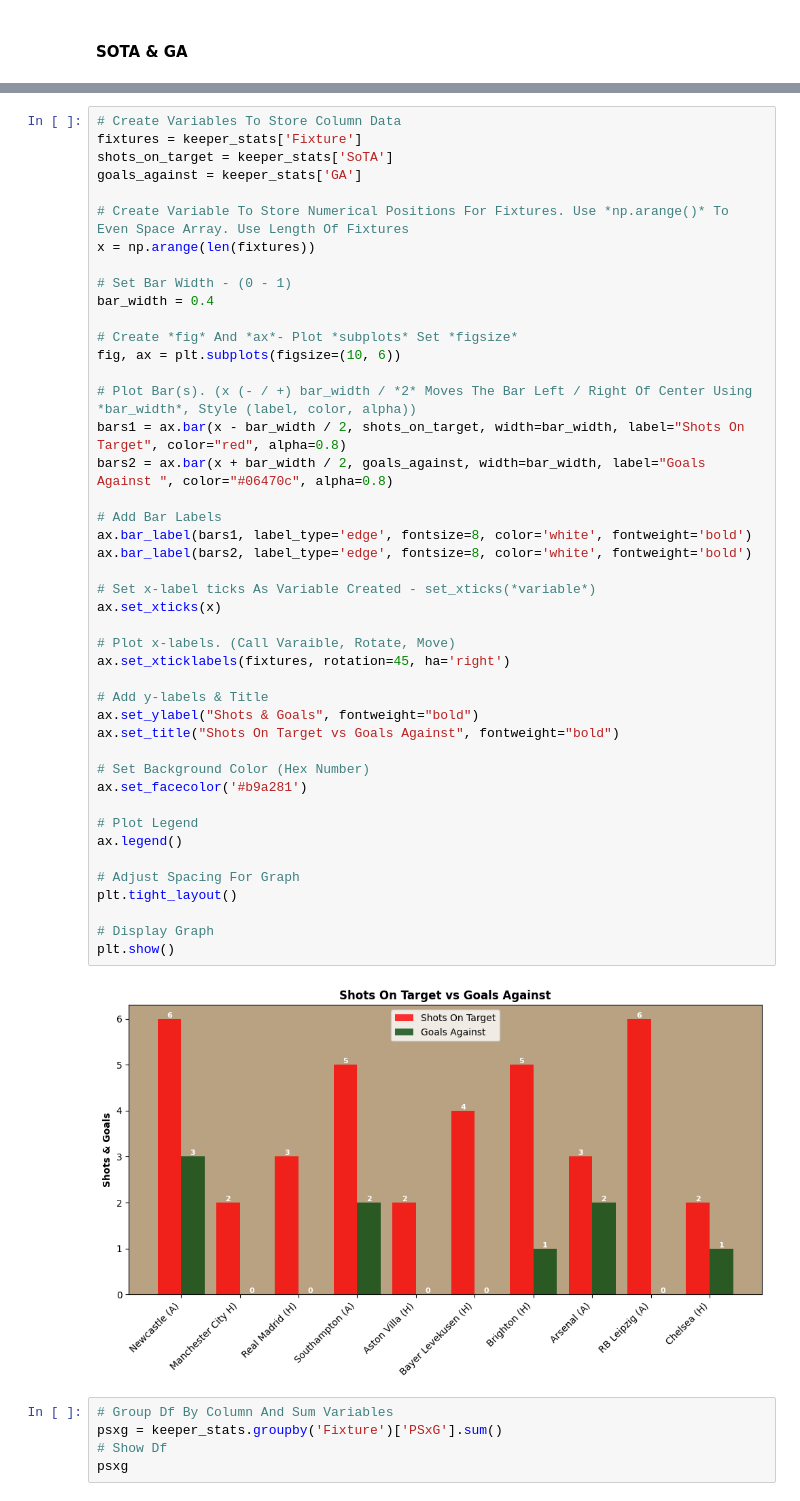
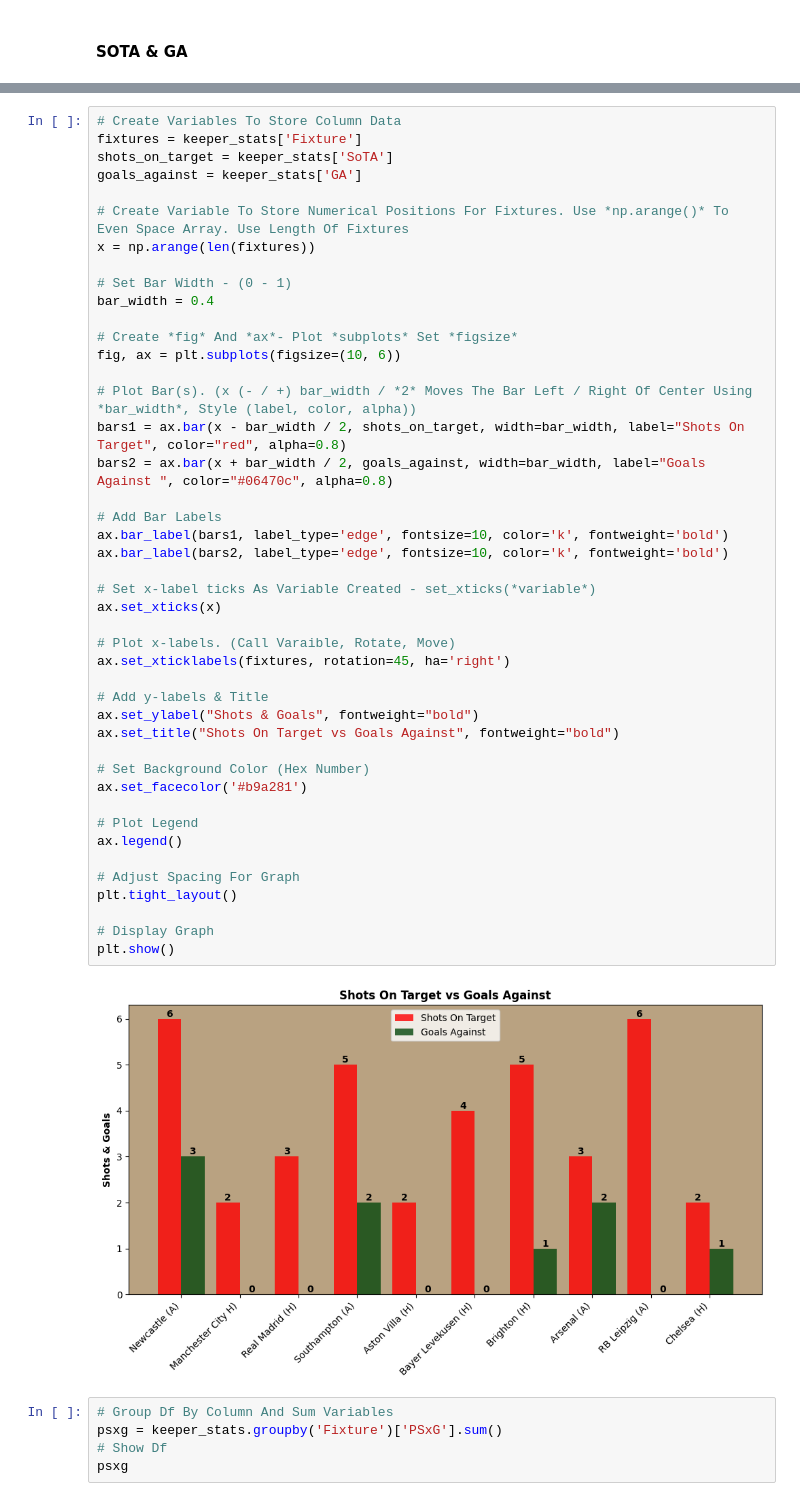
Before and after one commit to Owen93M/Kelleher_Goalkeeping_Review, a Jupyter notebook: Kelleher Goalkeeping Review.ipynb, the cells around one changed output, grey strips where cells are left out. Cells and saved outputs as stored; diff of their text form.

```diff
--- a/Kelleher Goalkeeping Review.ipynb
+++ b/Kelleher Goalkeeping Review.ipynb
@@ -265,36 +265,36 @@ bar_width = 0.4
 fig, ax = plt.subplots(figsize=(10, 6))
 
 # Plot Bar(s). (x (- / +) bar_width / *2* Moves The Bar Left / Right Of Center Using *bar_width*, Style (label, color, alpha))
 bars1 = ax.bar(x - bar_width / 2, shots_on_target, width=bar_width, label="Shots On Target", color="red", alpha=0.8)
 bars2 = ax.bar(x + bar_width / 2, goals_against, width=bar_width, label="Goals Against ", color="#06470c", alpha=0.8)
 
 # Add Bar Labels
-ax.bar_label(bars1, label_type='edge', fontsize=8, color='white', fontweight='bold')
-ax.bar_label(bars2, label_type='edge', fontsize=8, color='white', fontweight='bold')
+ax.bar_label(bars1, label_type='edge', fontsize=10, color='k', fontweight='bold')
+ax.bar_label(bars2, label_type='edge', fontsize=10, color='k', fontweight='bold')
 
 # Set x-label ticks As Variable Created - set_xticks(*variable*)
 ax.set_xticks(x)
 
 # Plot x-labels. (Call Varaible, Rotate, Move)
 ax.set_xticklabels(fixtures, rotation=45, ha='right')
 
 # Add y-labels & Title
 ax.set_ylabel("Shots & Goals", fontweight="bold")
 ax.set_title("Shots On Target vs Goals Against", fontweight="bold")
 
 # Set Background Color (Hex Number)
 ax.set_facecolor('#b9a281')
 
 # Plot Legend
 ax.legend()
 
 # Adjust Spacing For Graph
 plt.tight_layout()
 
 # Display Graph
 plt.show()
 # %% [output]
-[figure, old version]
+[figure, new version]
 # %%
 # Group Df By Column And Sum Variables
 psxg = keeper_stats.groupby('Fixture')['PSxG'].sum()
```
Also changed, not shown: parts of 4 cells of this notebook.
